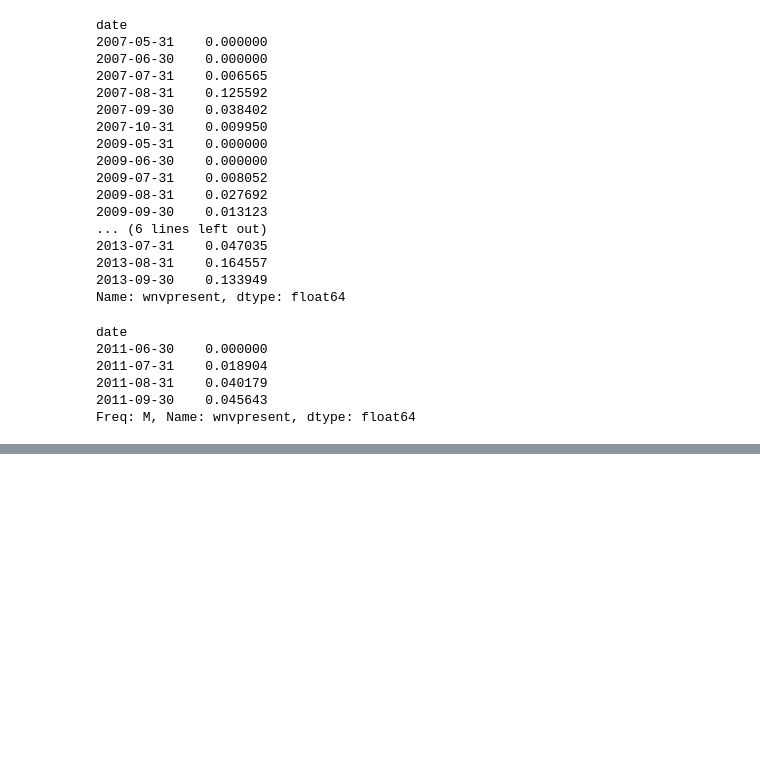
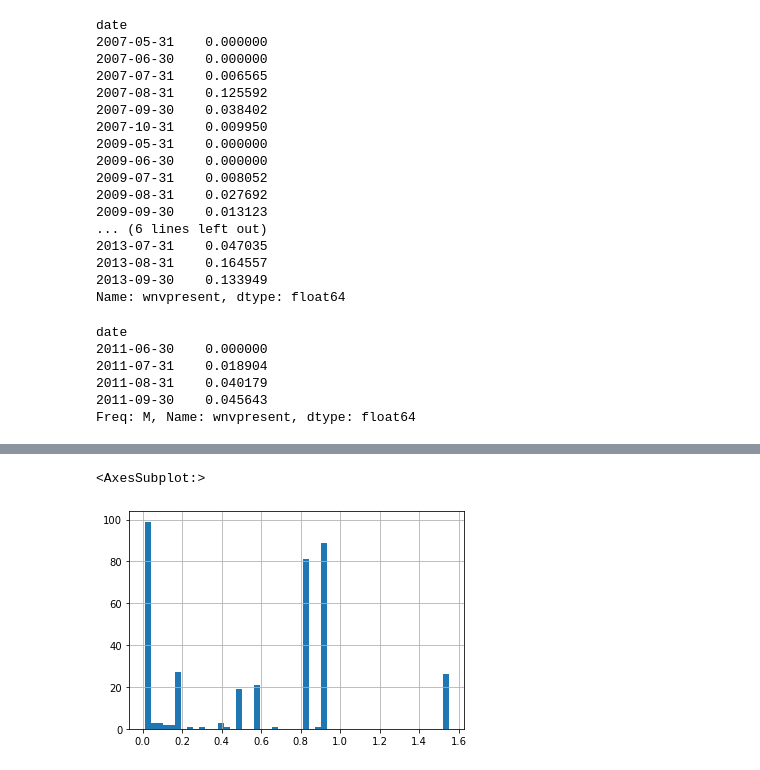
Before and after one commit to msamhz/GA-Project_4, a Jupyter notebook: code/test_data.ipynb, the cells around one changed output, grey strips where cells are left out. Drawn from its saved outputs; the diff is of its cells as text; code cells hidden in the pictures; blank space fills up the shorter version.

```diff
--- a/code/test_data.ipynb
+++ b/code/test_data.ipynb
@@ -691,0 +701,3 @@ Freq: M, Name: wnvpresent, dtype: float64
+# %%
+merge_df['date']=pd.to_datetime(merge_df['date'])
+merge_df['month'] = merge_df['date'].dt.month
@@ -691,0 +716,4 @@ Freq: M, Name: wnvpresent, dtype: float64
+# %%
+merge_df['hl'] = merge_df['year'].map(lambda x : 1 if x in [2007, 2013] else 0)
+merge_df['jul'] = merge_df['month'].map(lambda x : 1 if x == 7 else 0)
+merge_df['jul_int'] = merge_df['jul']*merge_df['preciptotal']
@@ -691,0 +724,3 @@ Freq: M, Name: wnvpresent, dtype: float64
+# %%
+train_1 = merge_df.loc[merge_df['month']==7,:]
+#train_1 = merge_df.copy()
@@ -691,0 +733,5 @@ Freq: M, Name: wnvpresent, dtype: float64
+# %%
+t1 = train_1[['tmin', 'tavg', 'dewpoint', 'wetbulb', 'heat', 'cool',
+       'preciptotal', 'stnpressure', 'sealevel', 'resultspeed', 'resultdir',
+       'avgspeed', 'sunrise', 'sunset', 'bc', 'br', 'dz', 'fg', 'fg+',
+       'fu', 'hz', 'mi', 'ra', 'sn', 'sq', 'ts', 'vc', 'hl']]
@@ -691,0 +798,5 @@ Freq: M, Name: wnvpresent, dtype: float64
+# %%
+t1.loc[(t1['hl']==1) & t1['preciptotal']>0, 'preciptotal'].hist(bins=50)
+# %% [output]
+<AxesSubplot:>
+[figure, added]
```
Also changed, not shown: parts of 12 cells of this notebook.
